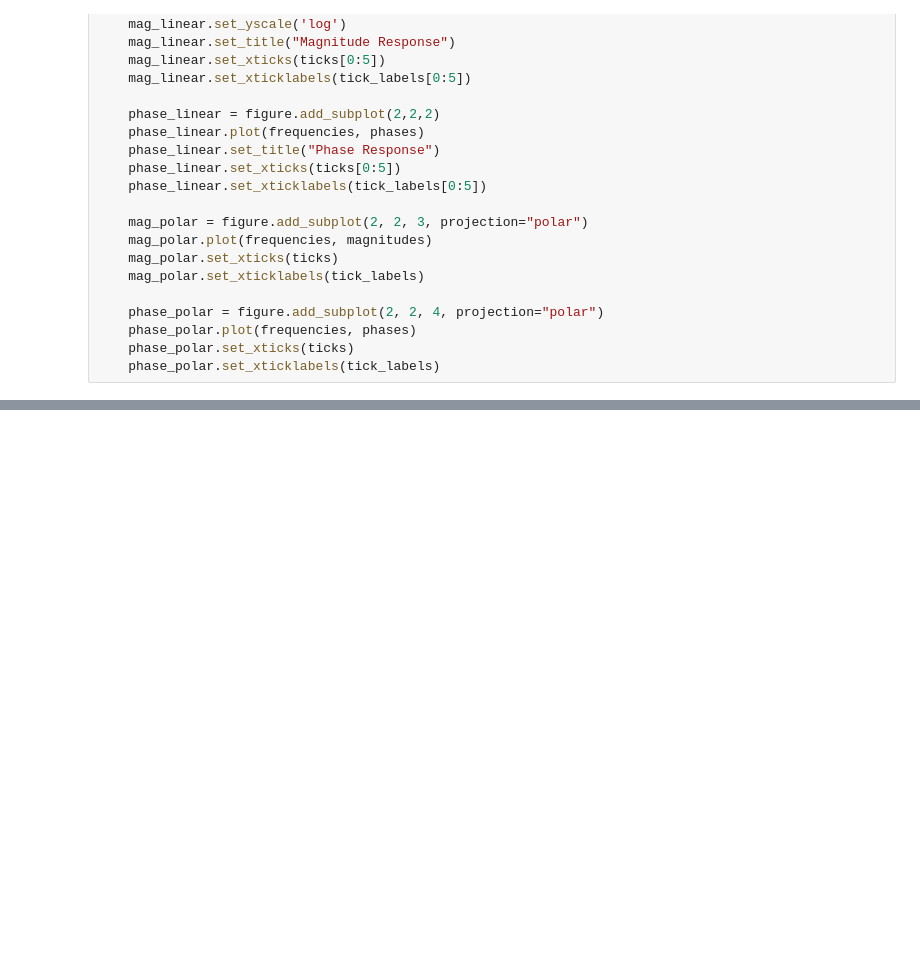
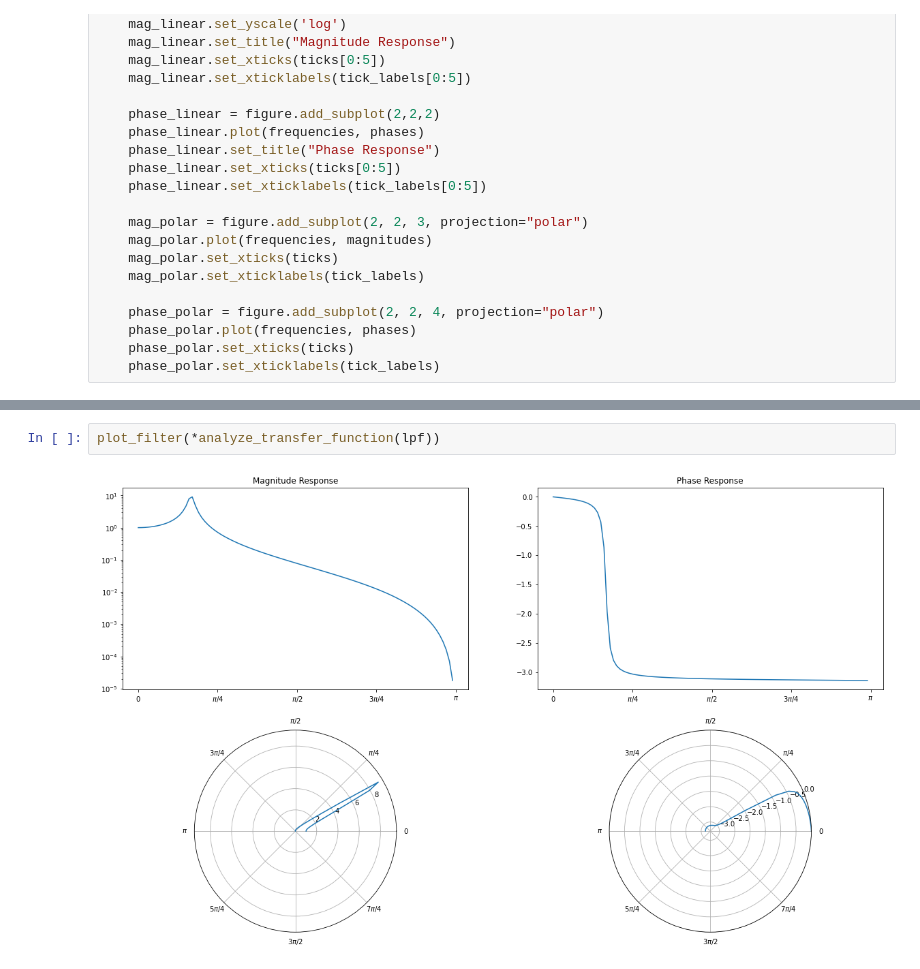
Before and after one commit to ctsexton/dsp-studies, a Jupyter notebook: filter_response_plots.ipynb, the cells around one changed output, grey strips where cells are left out. Drawn from its saved outputs; the diff is of its cells as text; blank space fills up the shorter version.

```diff
--- a/filter_response_plots.ipynb
+++ b/filter_response_plots.ipynb
@@ -54 +103,5 @@ def hpf(w):
+# %%
+plot_filter(*analyze_transfer_function(lpf))
+# %% [output]
+[figure, added]
 # %%
```
Also changed, not shown: parts of 5 cells of this notebook.
